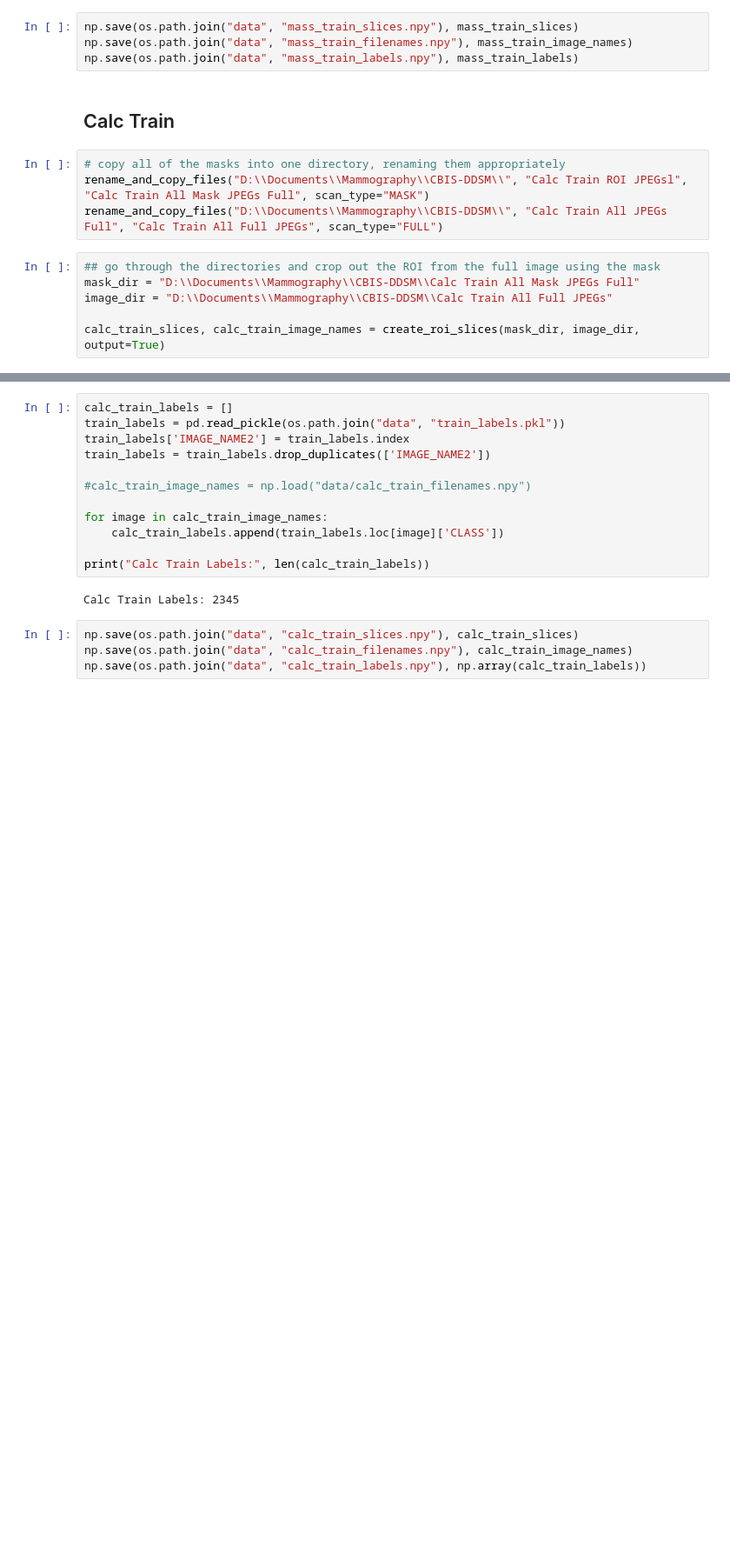
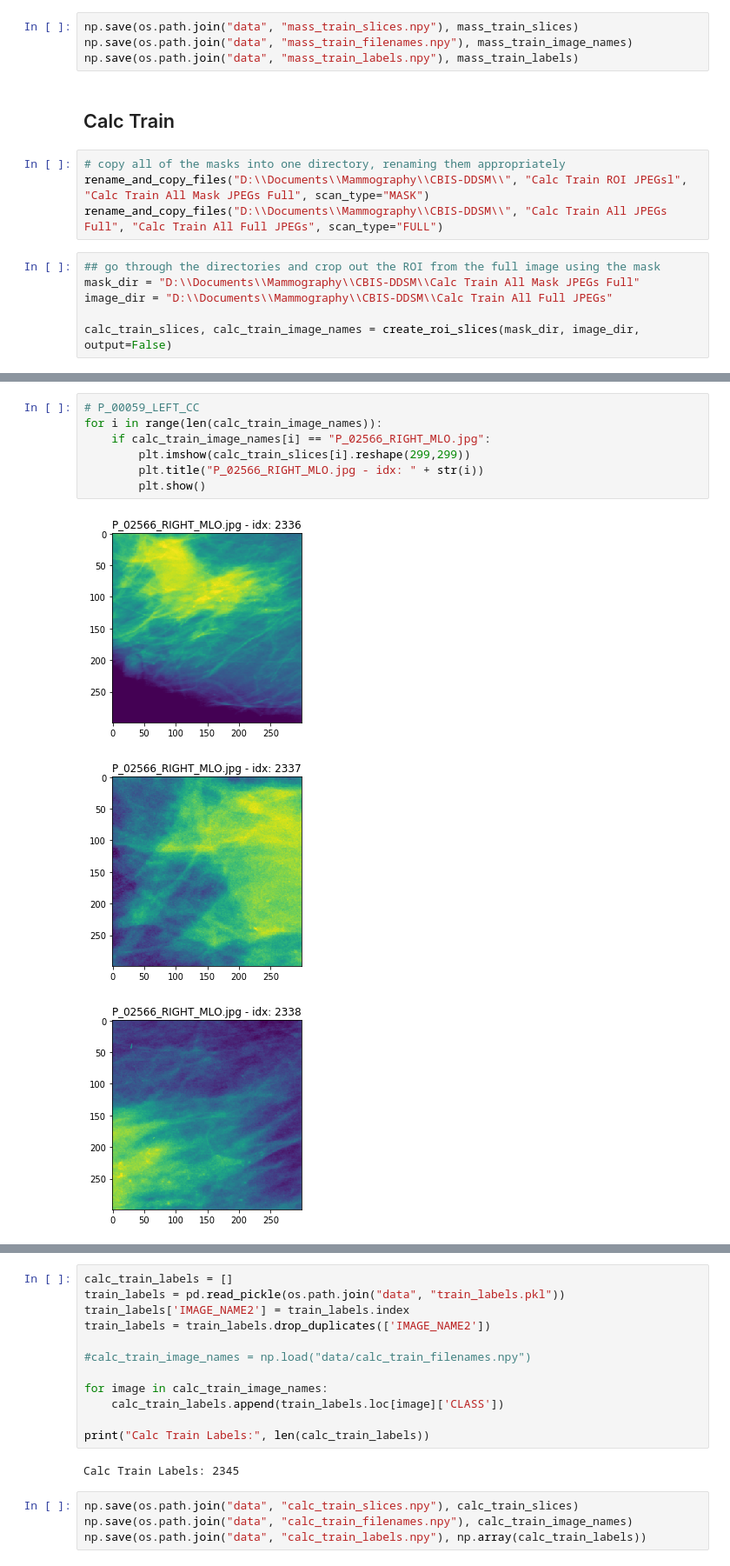
Before and after one commit to escuccim/mias-mammography, a Jupyter notebook: crop_cbis_images.ipynb, the cells around one changed output, grey strips where cells are left out. Shown at 87% size. Drawn from its saved outputs; the diff is of its cells as text; blank space fills up the shorter version.

```diff
--- a/crop_cbis_images.ipynb
+++ b/crop_cbis_images.ipynb
@@ -388,5 +393,5 @@ rename_and_copy_files("D:\\Documents\\Mammography\\CBIS-DDSM\\", "Calc Train All
 mask_dir = "D:\\Documents\\Mammography\\CBIS-DDSM\\Calc Train All Mask JPEGs Full"
 image_dir = "D:\\Documents\\Mammography\\CBIS-DDSM\\Calc Train All Full JPEGs"
 
-calc_train_slices, calc_train_image_names = create_roi_slices(mask_dir, image_dir, output=True)
+calc_train_slices, calc_train_image_names = create_roi_slices(mask_dir, image_dir, output=False)
 # %% [output]
@@ -420,0 +431,11 @@ NameError: name 'calc_train_slices' is not defined
+# %%
+# P_00059_LEFT_CC
+for i in range(len(calc_train_image_names)):
+    if calc_train_image_names[i] == "P_02566_RIGHT_MLO.jpg":
+        plt.imshow(calc_train_slices[i].reshape(299,299))
+        plt.title("P_02566_RIGHT_MLO.jpg - idx: " + str(i))
+        plt.show()
+# %% [output]
+[figure, added]
+[figure, added]
+[figure, added]
```
Also changed, not shown: parts of 20 cells of this notebook, 4 other files.
